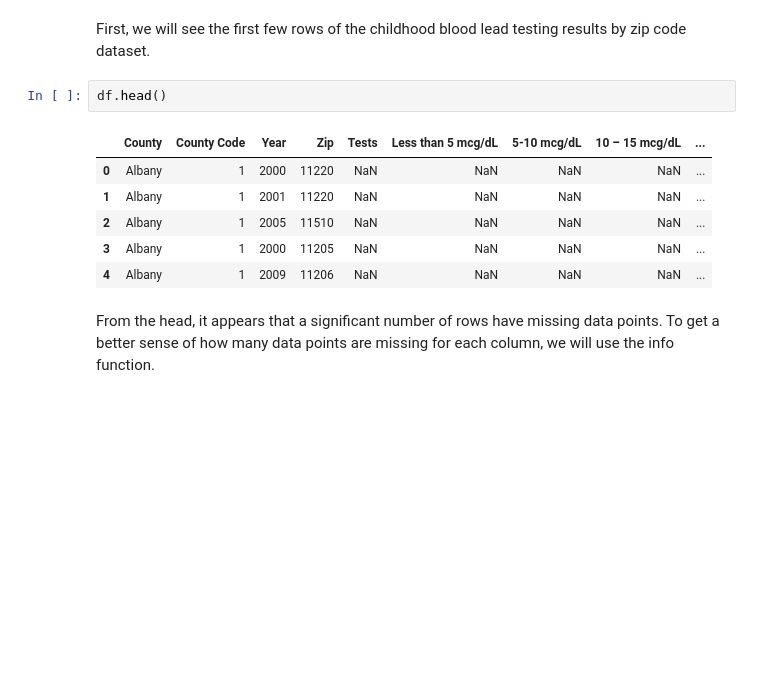
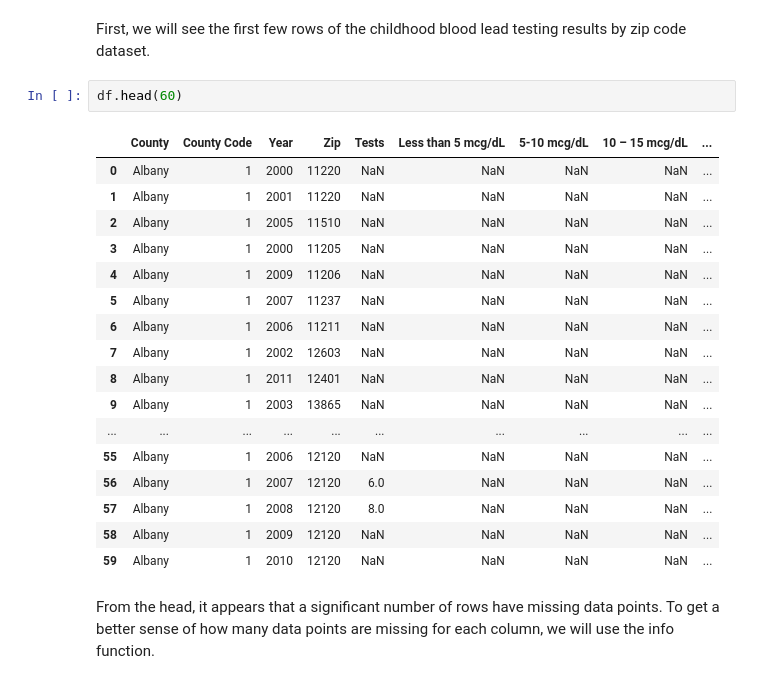
Before and after one commit to ahalyasanjiv/ChildhoodLeadExposure, a Jupyter notebook: Investigating_Correlation_Between_Lead_Exposure_and_Demographics.ipynb, the cells around one changed output. Cells and saved outputs as stored; diff of their text form; blank space fills up the shorter version.

```diff
--- a/Investigating_Correlation_Between_Lead_Exposure_and_Demographics.ipynb
+++ b/Investigating_Correlation_Between_Lead_Exposure_and_Demographics.ipynb
@@ -29,14 +29,25 @@ df = pd.read_csv('https://raw.githubusercontent.com/ahalyasanjiv/ChildhoodLeadEx
 # %% [markdown]
 First, we will see the first few rows of the childhood blood lead testing results by zip code dataset.
 # %%
-df.head()
+df.head(60)
 # %% [output]
 |  | County | County Code | Year | Zip | Tests | Less than 5 mcg/dL | 5-10 mcg/dL | 10 – 15 mcg/dL | ... |
 | 0 | Albany | 1 | 2000 | 11220 | NaN | NaN | NaN | NaN | ... |
 | 1 | Albany | 1 | 2001 | 11220 | NaN | NaN | NaN | NaN | ... |
 | 2 | Albany | 1 | 2005 | 11510 | NaN | NaN | NaN | NaN | ... |
 | 3 | Albany | 1 | 2000 | 11205 | NaN | NaN | NaN | NaN | ... |
 | 4 | Albany | 1 | 2009 | 11206 | NaN | NaN | NaN | NaN | ... |
+| 5 | Albany | 1 | 2007 | 11237 | NaN | NaN | NaN | NaN | ... |
+| 6 | Albany | 1 | 2006 | 11211 | NaN | NaN | NaN | NaN | ... |
+| 7 | Albany | 1 | 2002 | 12603 | NaN | NaN | NaN | NaN | ... |
+| 8 | Albany | 1 | 2011 | 12401 | NaN | NaN | NaN | NaN | ... |
+| 9 | Albany | 1 | 2003 | 13865 | NaN | NaN | NaN | NaN | ... |
+| ... | ... | ... | ... | ... | ... | ... | ... | ... | ... |
+| 55 | Albany | 1 | 2006 | 12120 | NaN | NaN | NaN | NaN | ... |
+| 56 | Albany | 1 | 2007 | 12120 | 6.0 | NaN | NaN | NaN | ... |
+| 57 | Albany | 1 | 2008 | 12120 | 8.0 | NaN | NaN | NaN | ... |
+| 58 | Albany | 1 | 2009 | 12120 | NaN | NaN | NaN | NaN | ... |
+| 59 | Albany | 1 | 2010 | 12120 | NaN | NaN | NaN | NaN | ... |
 # %% [markdown]
 From the head, it appears that a significant number of rows have missing data points. To get a better sense of how many data points are missing for each column, we will use the info function.
 # %%
```
Also changed, not shown: parts of 7 cells of this notebook.
